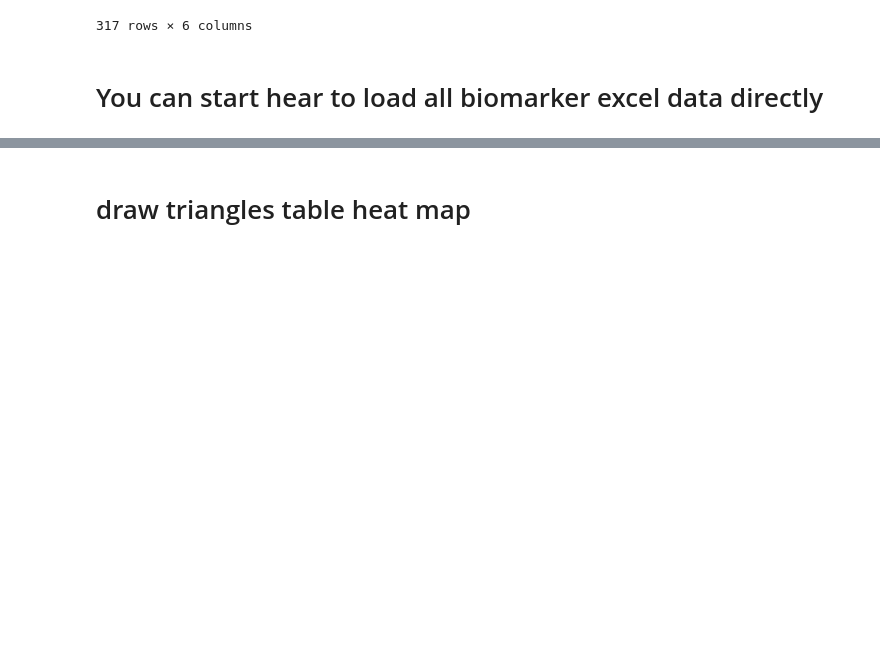
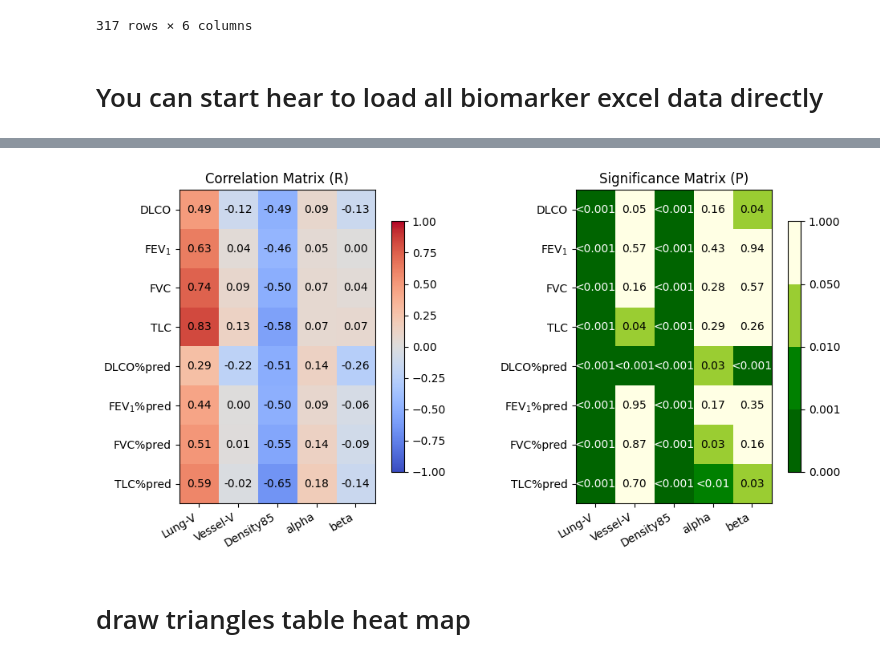
Before and after one commit to Jingnan-Jia/PFT_estimation, a Jupyter notebook: lung_function/scripts/jupyter_notebooks/r_manual_biomarkers_to_PFT.ipynb, the cells around one changed output, grey strips where cells are left out. Drawn from its saved outputs; the diff is of its cells as text; code cells hidden in the pictures; blank space fills up the shorter version.

```diff
--- a/lung_function/scripts/jupyter_notebooks/r_manual_biomarkers_to_PFT.ipynb
+++ b/lung_function/scripts/jupyter_notebooks/r_manual_biomarkers_to_PFT.ipynb
@@ -237,3 +286,7 @@ corr_p_imshow(corr_np_test, p_np_test, rows=biomarker_names, cols=pft_names)
+# %%
+corr_p_imshow(corr_np_train, p_np_train, rows=replace_col(biomarker_names), cols=replace_col(pft_names))
+# %% [output]
+[figure, added]
 # %% [markdown]
 # draw triangles table heat map
 # %%
```
Also changed, not shown: parts of 23 cells of this notebook, 27 other files.
